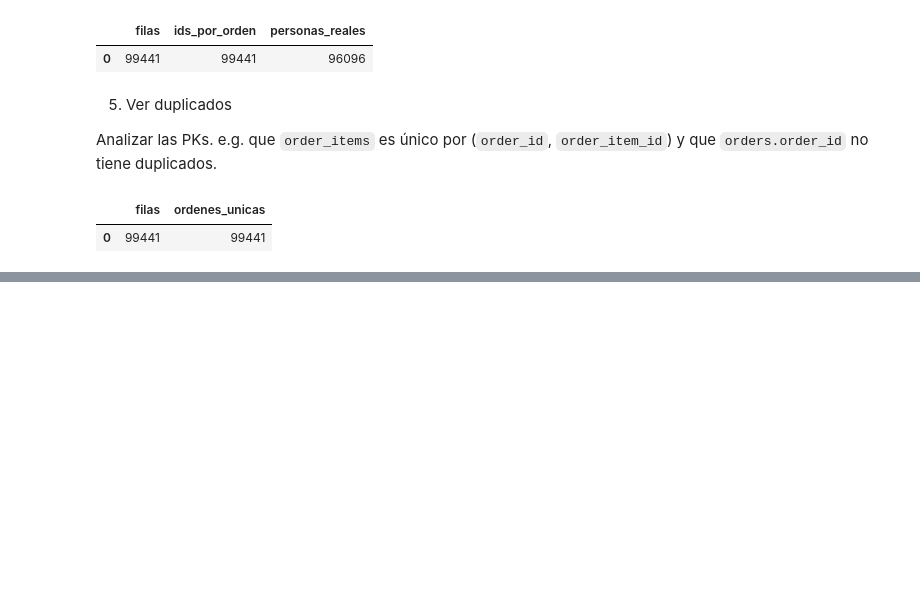
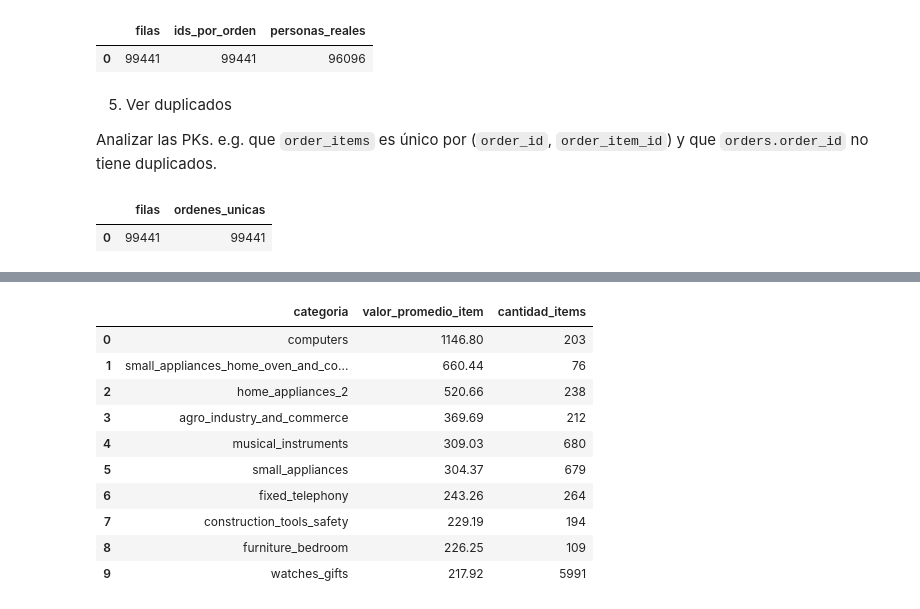
Before and after one commit to ENtiemEN/olist-customer-analysis, a Jupyter notebook: notebooks/01_setup.ipynb, the cells around one changed output, grey strips where cells are left out. Cells and saved outputs as stored; diff of their text form; code cells hidden in the pictures; blank space fills up the shorter version.

```diff
--- a/notebooks/01_setup.ipynb
+++ b/notebooks/01_setup.ipynb
@@ -131,0 +274,25 @@ con.execute("""
+# %%
+con.execute("""
+    select
+        p.product_category_name_english as categoria,
+        round(avg(i.valor_total), 2) as valor_promedio_item,
+        count(*) as cantidad_items
+    from marts.fct_items i
+    left join marts.dim_producto p on i.product_id = p.product_id
+    group by categoria
+    having count(*) >= 30
+    order by valor_promedio_item desc
+    limit 10
+""").df()
+# %% [output]
+|  | categoria | valor_promedio_item | cantidad_items |
+| 0 | computers | 1146.80 | 203 |
+| 1 | small_appliances_home_oven_and_co... | 660.44 | 76 |
+| 2 | home_appliances_2 | 520.66 | 238 |
+| 3 | agro_industry_and_commerce | 369.69 | 212 |
+| 4 | musical_instruments | 309.03 | 680 |
+| 5 | small_appliances | 304.37 | 679 |
+| 6 | fixed_telephony | 243.26 | 264 |
+| 7 | construction_tools_safety | 229.19 | 194 |
+| 8 | furniture_bedroom | 226.25 | 109 |
+| 9 | watches_gifts | 217.92 | 5991 |
```
Also changed, not shown: parts of 36 cells of this notebook, 16 other files.
